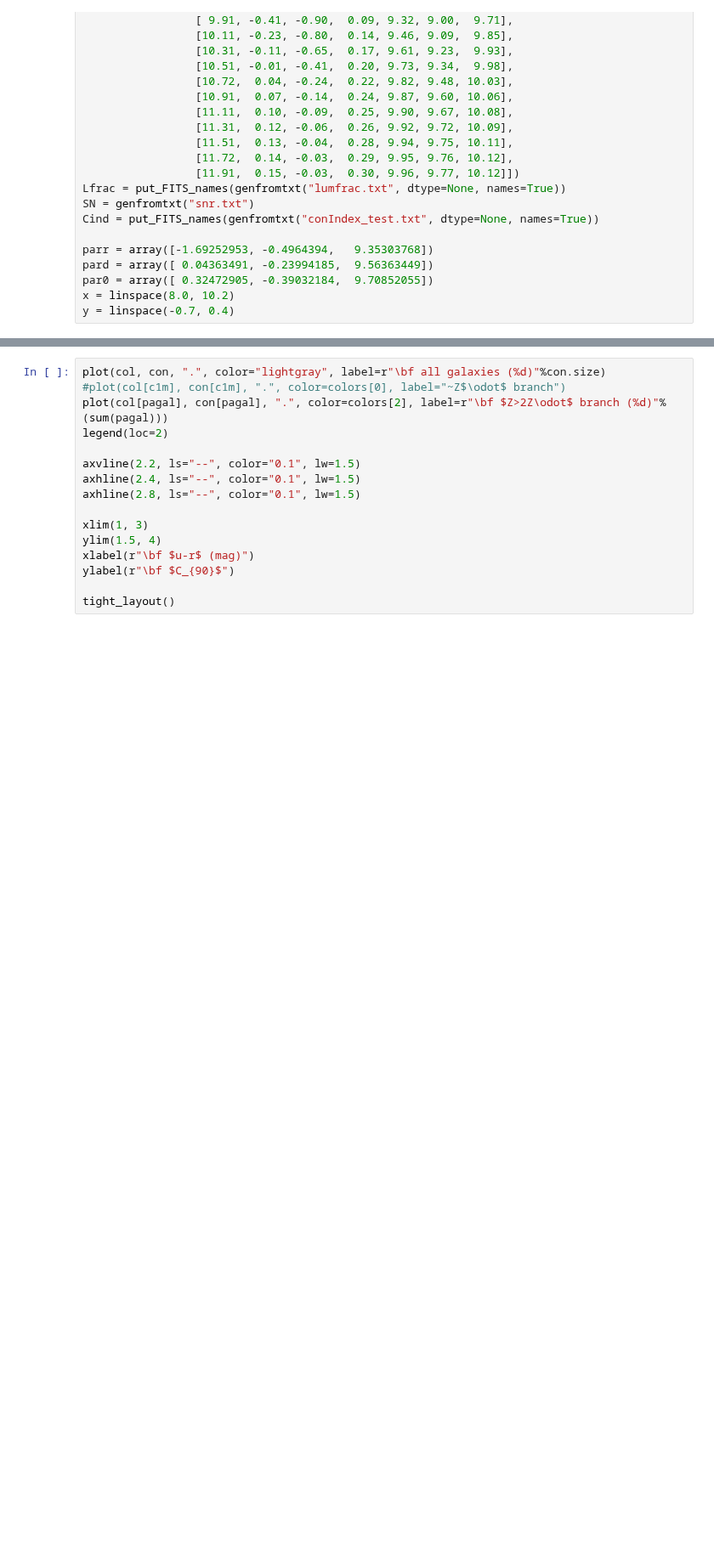
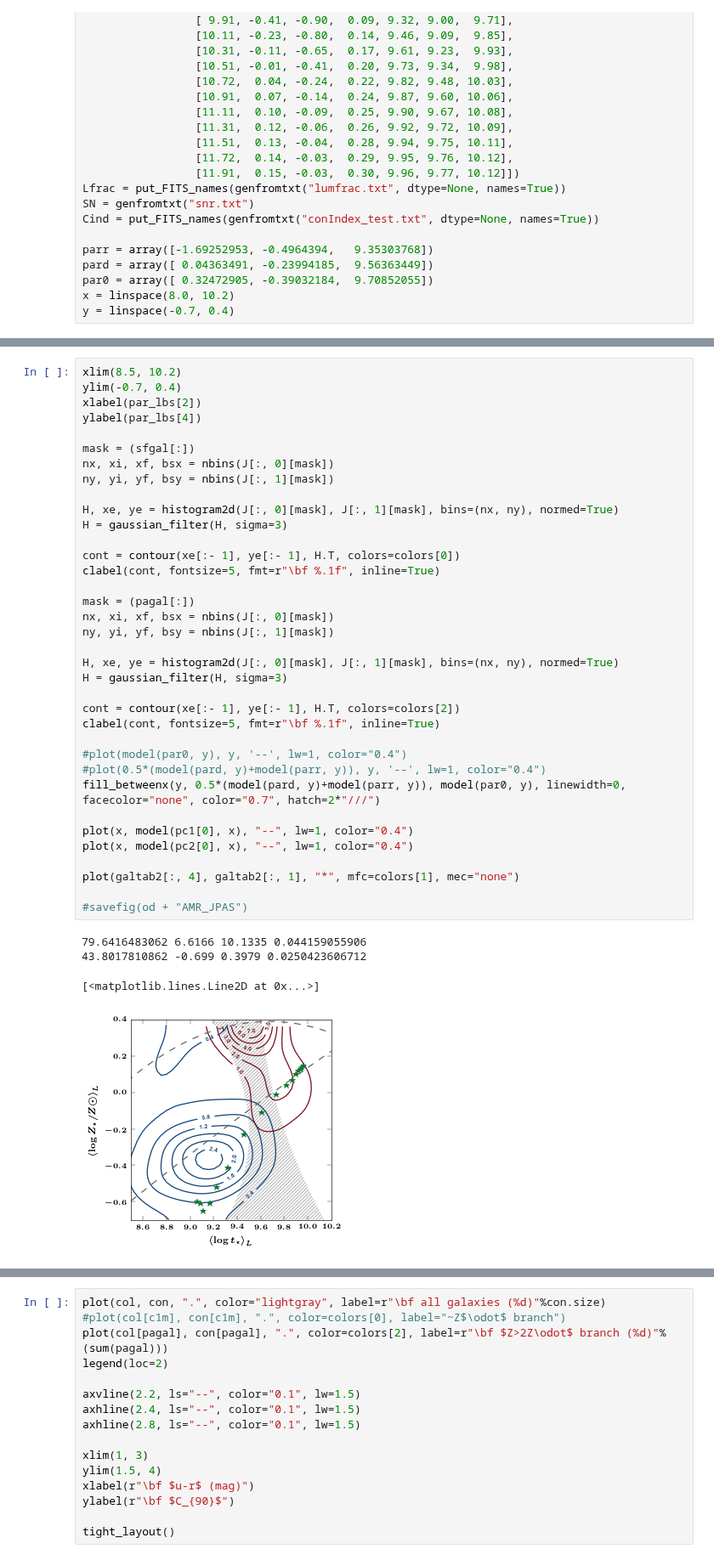
Before and after one commit to ajmejia/notebooks, a Jupyter notebook: RealDeal.ipynb, the cells around one changed output, grey strips where cells are left out. Shown at 85% size. Cells and saved outputs as stored; diff of their text form; blank space fills up the shorter version.

```diff
--- a/RealDeal.ipynb
+++ b/RealDeal.ipynb
@@ -206,3 +211,44 @@ savefig(od + "AMR")
+# %%
+xlim(8.5, 10.2)
+ylim(-0.7, 0.4)
+xlabel(par_lbs[2])
+ylabel(par_lbs[4])
+
+mask = (sfgal[:])
+nx, xi, xf, bsx = nbins(J[:, 0][mask])
+ny, yi, yf, bsy = nbins(J[:, 1][mask])
+
+H, xe, ye = histogram2d(J[:, 0][mask], J[:, 1][mask], bins=(nx, ny), normed=True)
+H = gaussian_filter(H, sigma=3)
+
+cont = contour(xe[:- 1], ye[:- 1], H.T, colors=colors[0])
+clabel(cont, fontsize=5, fmt=r"\bf %.1f", inline=True)
+
+mask = (pagal[:])
+nx, xi, xf, bsx = nbins(J[:, 0][mask])
+ny, yi, yf, bsy = nbins(J[:, 1][mask])
+
+H, xe, ye = histogram2d(J[:, 0][mask], J[:, 1][mask], bins=(nx, ny), normed=True)
+H = gaussian_filter(H, sigma=3)
+
+cont = contour(xe[:- 1], ye[:- 1], H.T, colors=colors[2])
+clabel(cont, fontsize=5, fmt=r"\bf %.1f", inline=True)
+
+#plot(model(par0, y), y, '--', lw=1, color="0.4")
+#plot(0.5*(model(pard, y)+model(parr, y)), y, '--', lw=1, color="0.4")
+fill_betweenx(y, 0.5*(model(pard, y)+model(parr, y)), model(par0, y), linewidth=0, facecolor="none", color="0.7", hatch=2*"///")
+
+plot(x, model(pc1[0], x), "--", lw=1, color="0.4")
+plot(x, model(pc2[0], x), "--", lw=1, color="0.4")
+
+plot(galtab2[:, 4], galtab2[:, 1], "*", mfc=colors[1], mec="none")
+
+#savefig(od + "AMR_JPAS")
+# %% [output]
+79.6416483062 6.6166 10.1335 0.044159055906
+43.8017810862 -0.699 0.3979 0.0250423606712
+[<matplotlib.lines.Line2D at 0x...>]
+[figure, added]
 # %%
 plot(cat["redshift"], rat, ".", mfc="none", mec="0.5", mew=1.5)
 plot(cat["redshift"][pagal], rat[pagal], ",", mfc=colors[2])
```
Also changed, not shown: parts of 7 cells of this notebook.
